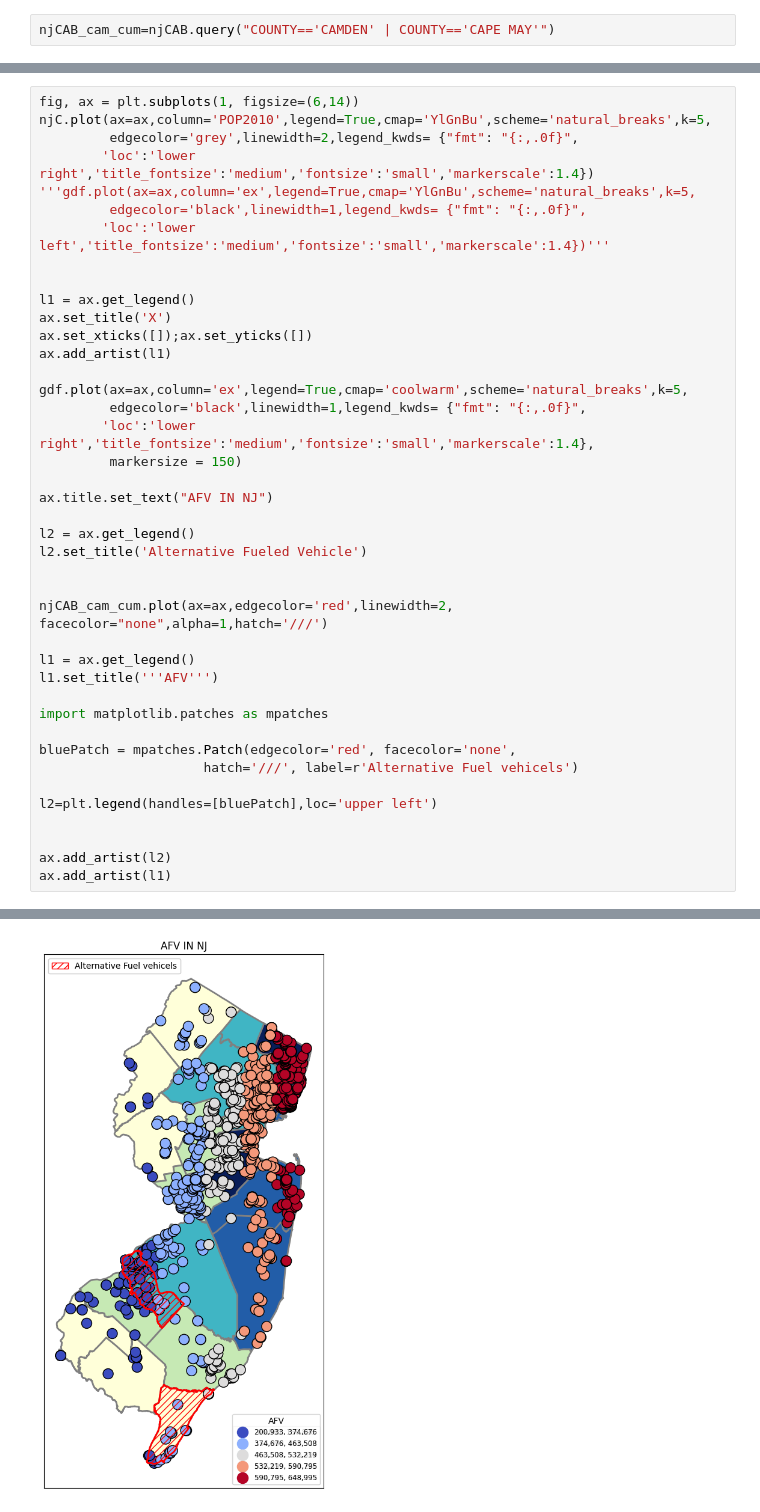
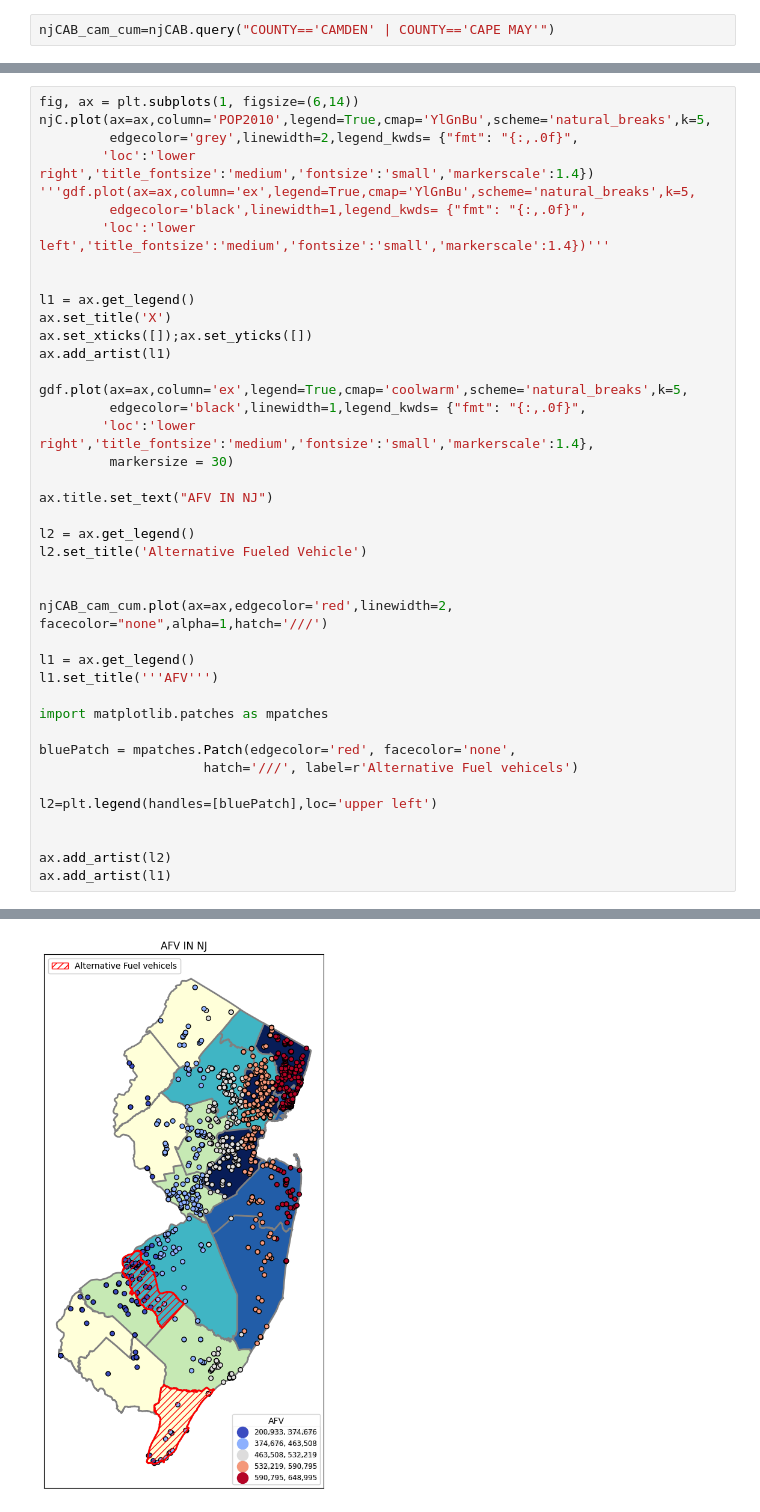
Before and after one commit to Darshan-Deepak/DS, a Jupyter notebook: PS2.ipynb, the cells around one changed output, grey strips where cells are left out. Saved outputs shown, nothing was run; the diff lists cells and outputs as text.

```diff
--- a/PS2.ipynb
+++ b/PS2.ipynb
@@ -688,41 +666,41 @@ ax.add_artist(l1)
 gdf.plot(ax=ax,column='ex',legend=True,cmap='coolwarm',scheme='natural_breaks',k=5,
          edgecolor='black',linewidth=1,legend_kwds= {"fmt": "{:,.0f}",
         'loc':'lower right','title_fontsize':'medium','fontsize':'small','markerscale':1.4},
-         markersize = 150)
+         markersize = 30)
 
 ax.title.set_text("AFV IN NJ")
 
 l2 = ax.get_legend()
 l2.set_title('Alternative Fueled Vehicle')
 
 
 njCAB_cam_cum.plot(ax=ax,edgecolor='red',linewidth=2, facecolor="none",alpha=1,hatch='///')
 
 l1 = ax.get_legend()
 l1.set_title('''AFV''')
 
 import matplotlib.patches as mpatches
 
 bluePatch = mpatches.Patch(edgecolor='red', facecolor='none',
                      hatch='///', label=r'Alternative Fuel vehicels')
 
 l2=plt.legend(handles=[bluePatch],loc='upper left')
 
 
 ax.add_artist(l2)
 ax.add_artist(l1)
 # %% [output]
 <Axes: >
 'gdf.plot(ax=ax,column=\'ex\',legend=True,cmap=\'YlGnBu\',scheme=\'natural_breaks\',k=5,\n         edgecolor=\'black\',linewidth=1,legend_kwds= {"fmt": "{:,.0f}",\n        \'loc\':\'lower left\',\'tit ...
 Text(0.5, 1.0, 'X')
 []
 []
 <matplotlib.legend.Legend at 0x...>
 <Axes: title={'center': 'X'}>
 <Axes: title={'center': 'AFV IN NJ'}>
 <matplotlib.legend.Legend at 0x...>
 <matplotlib.legend.Legend at 0x...>
-[figure, old version]
+[figure, new version]
 # %%
 fig, ax = plt.subplots(1, figsize=(6,14))
 njC.plot(ax=ax,column='POP2010',legend=True,cmap='YlGnBu',scheme='natural_breaks',k=5,
```
Also changed, not shown: parts of 5 cells of this notebook.
